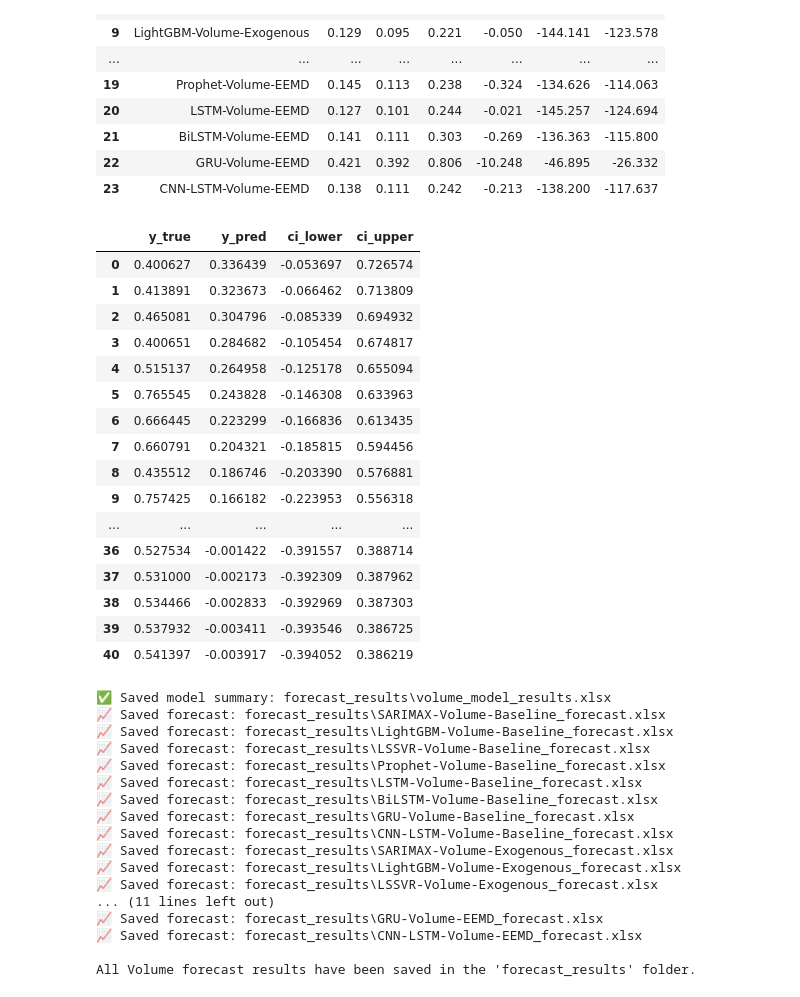
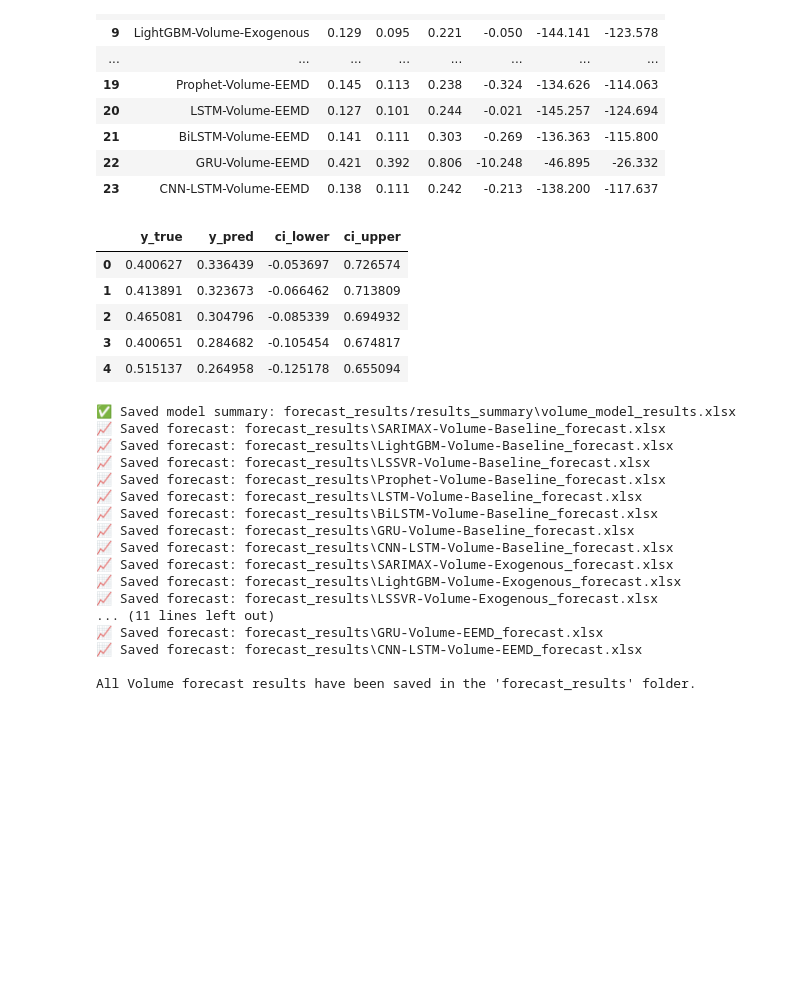
Before and after one commit to MahlatsiM/HonoursResearch, a Jupyter notebook: Cars_Model_Building.ipynb, the cells around one changed output. Cells and saved outputs as stored; diff of their text form; code cells hidden in the pictures; blank space fills up the shorter version.

```diff
--- a/Cars_Model_Building.ipynb
+++ b/Cars_Model_Building.ipynb
@@ -1149,28 +1139,18 @@ volume_results_df
 | 22 | GRU-Volume-EEMD | 0.421 | 0.392 | 0.806 | -10.248 | -46.895 | -26.332 |
 | 23 | CNN-LSTM-Volume-EEMD | 0.138 | 0.111 | 0.242 | -0.213 | -138.200 | -117.637 |
 # %%
-volume_pred_dfs["GRU-Volume-EEMD"]
+volume_pred_dfs["GRU-Volume-EEMD"].head()
 # %% [output]
 |  | y_true | y_pred | ci_lower | ci_upper |
 | 0 | 0.400627 | 0.336439 | -0.053697 | 0.726574 |
 | 1 | 0.413891 | 0.323673 | -0.066462 | 0.713809 |
 | 2 | 0.465081 | 0.304796 | -0.085339 | 0.694932 |
 | 3 | 0.400651 | 0.284682 | -0.105454 | 0.674817 |
 | 4 | 0.515137 | 0.264958 | -0.125178 | 0.655094 |
-| 5 | 0.765545 | 0.243828 | -0.146308 | 0.633963 |
-| 6 | 0.666445 | 0.223299 | -0.166836 | 0.613435 |
-| 7 | 0.660791 | 0.204321 | -0.185815 | 0.594456 |
-| 8 | 0.435512 | 0.186746 | -0.203390 | 0.576881 |
-| 9 | 0.757425 | 0.166182 | -0.223953 | 0.556318 |
-| ... | ... | ... | ... | ... |
-| 36 | 0.527534 | -0.001422 | -0.391557 | 0.388714 |
-| 37 | 0.531000 | -0.002173 | -0.392309 | 0.387962 |
-| 38 | 0.534466 | -0.002833 | -0.392969 | 0.387303 |
-| 39 | 0.537932 | -0.003411 | -0.393546 | 0.386725 |
-| 40 | 0.541397 | -0.003917 | -0.394052 | 0.386219 |
 # %%
 # === Create folder for results ===
-results_dir = "forecast_results"
+results_dir = "forecast_results/results_summary"
+forecast_dir = "forecast_results"
 os.makedirs(results_dir, exist_ok=True)
 
 # === Save summary results ===
@@ -1182,7 +1162,7 @@ print(f"✅ Saved model summary: {results_path}")
 for model_name, df in volume_pred_dfs.items():
     # Clean file name
     safe_name = model_name.replace("/", "_").replace(" ", "_").replace(":", "_")
-    file_path = os.path.join(results_dir, f"{safe_name}_forecast.xlsx")
+    file_path = os.path.join(forecast_dir, f"{safe_name}_forecast.xlsx")
 
     # Save each forecast dataframe
     df.to_excel(file_path, index=True)
@@ -1190,7 +1170,7 @@ for model_name, df in volume_pred_dfs.items():
 
 print("\nAll Volume forecast results have been saved in the 'forecast_results' folder.")
 # %% [output]
-✅ Saved model summary: forecast_results\volume_model_results.xlsx
+✅ Saved model summary: forecast_results/results_summary\volume_model_results.xlsx
 📈 Saved forecast: forecast_results\SARIMAX-Volume-Baseline_forecast.xlsx
 📈 Saved forecast: forecast_results\LightGBM-Volume-Baseline_forecast.xlsx
 📈 Saved forecast: forecast_results\LSSVR-Volume-Baseline_forecast.xlsx
```
Also changed, not shown: parts of 2 cells of this notebook.
